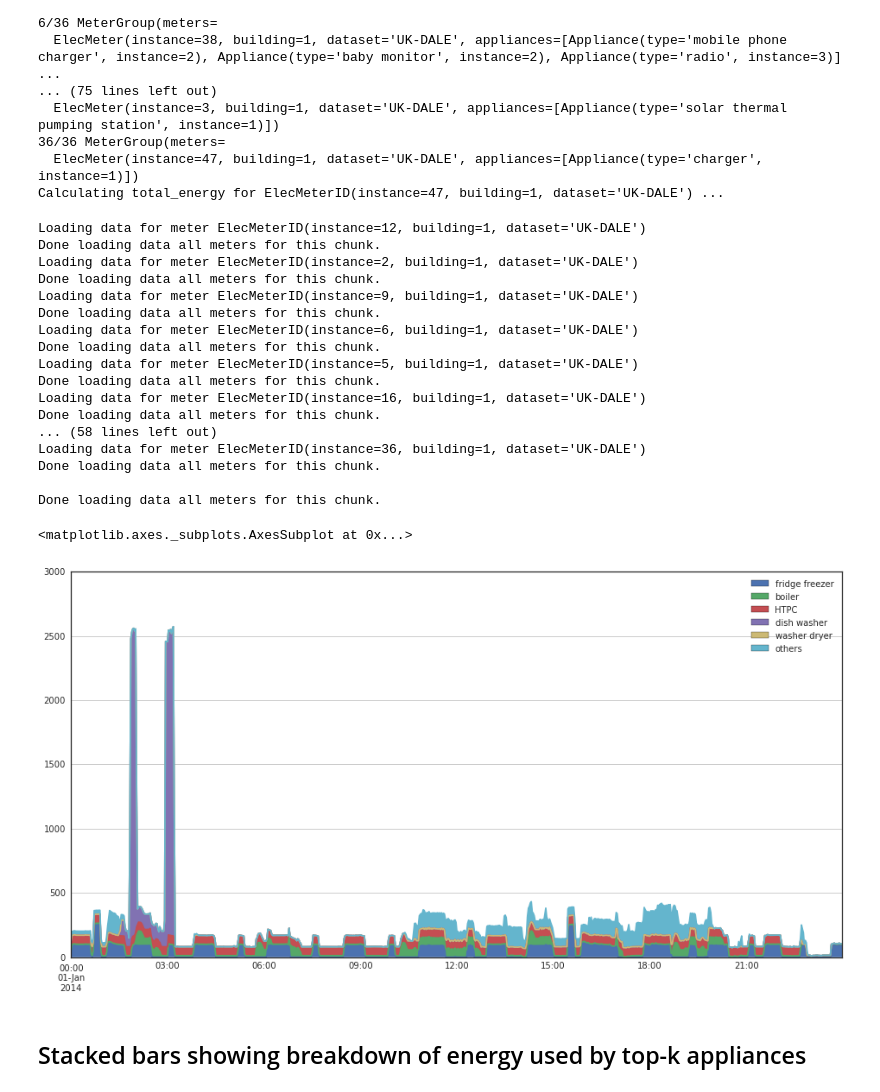
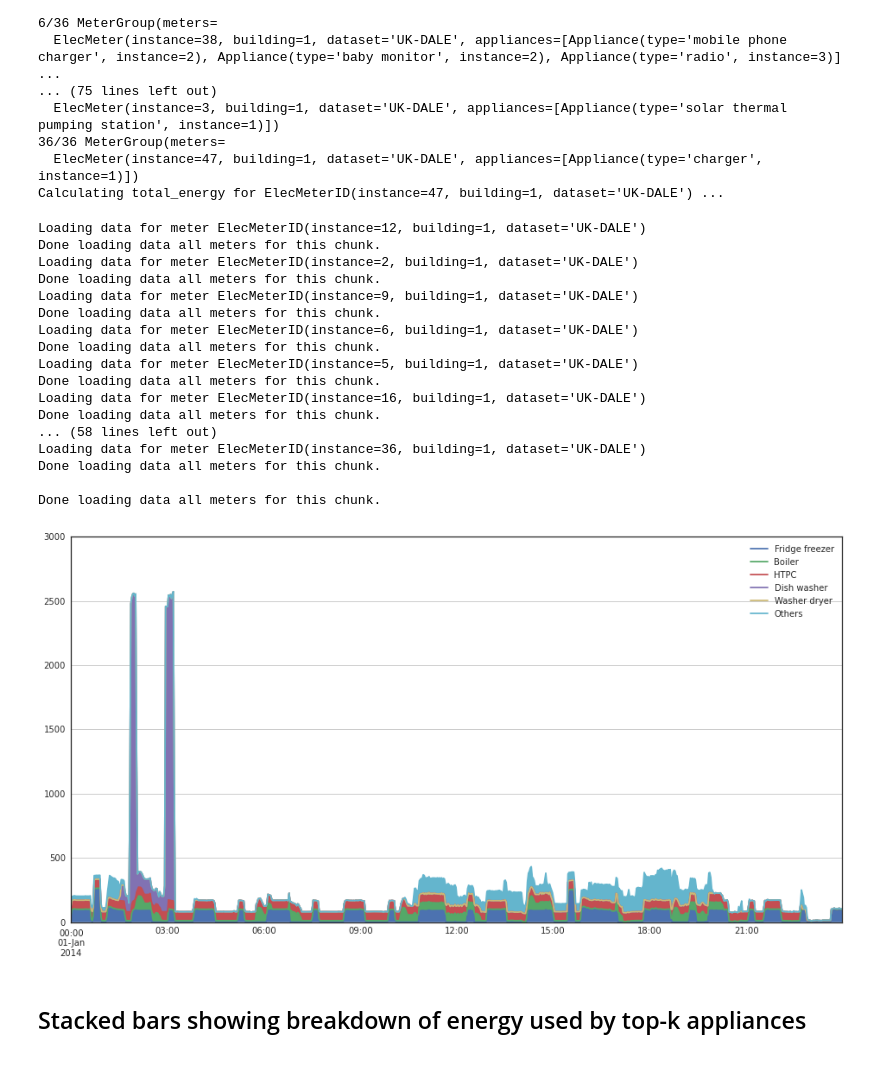
Before and after one commit to nilmtk/nilmtk, a Jupyter notebook: notebooks/dataset_statistics.ipynb, the cells around one changed output. Saved outputs shown, nothing was run; the diff lists cells and outputs as text; code cells hidden in the pictures.

Commit message:
Implemented utils.capitalise_legend()

```diff
--- a/notebooks/dataset_statistics.ipynb
+++ b/notebooks/dataset_statistics.ipynb
@@ -60,27 +61,28 @@ Calculating total_energy for ElecMeterID(instance=47, building=1, dataset='UK-DA
 # %%
 tz = dataset.metadata['timezone']
 timeframe = TimeFrame("2014-01-01", "2014-01-02", tz=tz)
-top_k.plot(kind='area', timeframe=timeframe)
+ax = top_k.plot(kind='area', timeframe=timeframe)
+ax = capitalise_legend(ax)
+sns.despine(ax=ax)
 # %% [output]
 Loading data for meter ElecMeterID(instance=12, building=1, dataset='UK-DALE')
 Done loading data all meters for this chunk.
 Loading data for meter ElecMeterID(instance=2, building=1, dataset='UK-DALE')
 Done loading data all meters for this chunk.
 Loading data for meter ElecMeterID(instance=9, building=1, dataset='UK-DALE')
 Done loading data all meters for this chunk.
 Loading data for meter ElecMeterID(instance=6, building=1, dataset='UK-DALE')
 Done loading data all meters for this chunk.
 Loading data for meter ElecMeterID(instance=5, building=1, dataset='UK-DALE')
 Done loading data all meters for this chunk.
 Loading data for meter ElecMeterID(instance=16, building=1, dataset='UK-DALE')
 Done loading data all meters for this chunk.
 ... (58 lines left out)
 Loading data for meter ElecMeterID(instance=36, building=1, dataset='UK-DALE')
 Done loading data all meters for this chunk.
 
 Done loading data all meters for this chunk.
-<matplotlib.axes._subplots.AxesSubplot at 0x...>
-[figure, old version]
+[figure, new version]
 # %% [markdown]
 ##  Stacked bars showing breakdown of energy used by top-k appliances
 # %%
```
Also changed, not shown: parts of 3 cells of this notebook, 1 other file.
